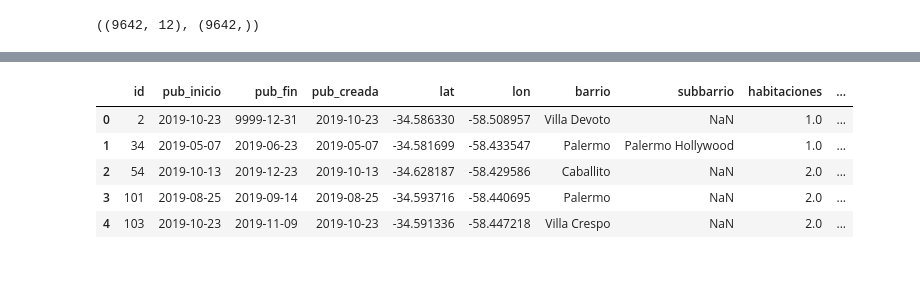
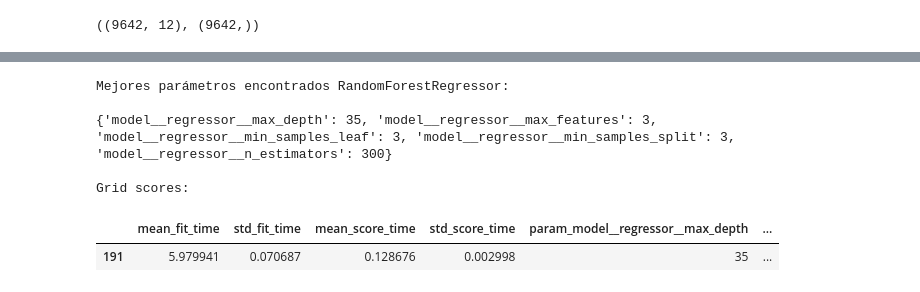
Before and after one commit to arielfaur/fmap-propiedades-kaggle, a Jupyter notebook: precio_propiedades_regresion.ipynb, the cells around one changed output, grey strips where cells are left out. Saved outputs shown, nothing was run; the diff lists cells and outputs as text; code cells hidden in the pictures.

```diff
--- a/precio_propiedades_regresion.ipynb
+++ b/precio_propiedades_regresion.ipynb
@@ -1,11 +1,12 @@
 # %%
-# import libraries
+import sys
 import pandas as pd
 import numpy as np
 import matplotlib.pyplot as plt
 import seaborn as sns
 # %matplotlib inline
 
+from urllib.parse import urljoin
 from sklearn.feature_extraction.text import CountVectorizer
 from sklearn.pipeline import make_pipeline, Pipeline
 from sklearn.preprocessing import StandardScaler, OneHotEncoder
@@ -17,7 +18,14 @@ from sklearn.linear_model import LinearRegression
 from sklearn.svm import SVR
 from sklearn.model_selection import GridSearchCV, cross_validate, cross_val_predict, train_test_split
 
+IS_COLAB = 'google.colab' in sys.modules
+
+# palabras a buscar en columna descripción
 text_mining_keywords = ['cochera', 'sum', 'parrilla', 'pileta']
+
+# url repositorio
+github_repo_url = 'https://github.com/arielfaur/prediccion-precio-propiedades-fmap-2020/raw/master/'
+base_url = github_repo_url if IS_COLAB else ''
 
 
 def vectorize_descripcion(df: pd.DataFrame):
@@ -58,6 +66,7 @@ def split_data(df: pd.DataFrame, test_size = 0.05):
     X_train, X_test, y_train, y_test = train_test_split(X, y, test_size = test_size, random_state=5)
     return X_train, X_test, y_train, y_test
 
+## Obtener un subconjunto de los datos de entrenamiento para Grid Search
 def get_sample(X: pd.DataFrame, y: pd.DataFrame, sample_size = 0.1):
     size = round(len(X)*sample_size)
 
@@ -92,7 +101,7 @@ def make_transformer_pipeline():
     )
 
 ## Crear modelo RandomForestRegressor
-def create_train_rgr_model(df: pd.DataFrame):
+def create_train_rfr_model(df: pd.DataFrame):
     transformer = make_transformer_pipeline()
 
     pipeline = Pipeline([
@@ -131,7 +140,7 @@ def plot_test_predictions(y_test, y_pred):
     y_plot = x_plot
     plt.plot(x_plot, y_plot, color='r')
 # %%
-df_train = pd.read_excel('propiedades_entrenamiento.xlsx')
+df_train = pd.read_excel(urljoin(base_url, 'propiedades_entrenamiento.xlsx'))
 df_train.head()
 # %% [output]
 |  | id | pub_inicio | pub_fin | pub_creada | lat | lon | barrio | subbarrio | habitaciones | ... |
@@ -218,14 +231,14 @@ X_train_sample.shape, y_train_sample.shape
 ((9642, 12), (9642,))
 # %%
 # Entrenar modelo RandomForestRegressor con búsqueda de hiperparámetros
-tuned_parameters = {'model__regressor__n_estimators': [100, 200, 400],
-                    'model__regressor__max_depth': [30, 60, 100, 300],
+tuned_parameters = {'model__regressor__n_estimators': [50, 100, 300],
+                    'model__regressor__max_depth': [8, 12, 22, 35],
                     'model__regressor__max_features': [2, 3],
                     'model__regressor__min_samples_leaf': [3, 4, 5],
-                    'model__regressor__min_samples_split': [8, 10, 12]
+                    'model__regressor__min_samples_split': [3, 8, 12]
                     }
-model_rgr = create_train_rgr_model(df_train)
+model_rfr = create_train_rfr_model(df_train)
 
-model = GridSearchCV(model_rgr, tuned_parameters, n_jobs=2, scoring='neg_root_mean_squared_error', refit='neg_root_mean_squared_error', verbose=5)
+model = GridSearchCV(model_rfr, tuned_parameters, n_jobs=2, scoring='neg_root_mean_squared_error', refit='neg_root_mean_squared_error', verbose=5)
 model.fit(X_train_sample, y_train_sample)
 # %% [output]
@@ -233,10 +272,16 @@ KeyboardInterrupt:
-# %%
-df_test = pd.read_excel('https://github.com/arielfaur/prediccion-precio-propiedades-fmap-2020/raw/master/propiedades_prueba.xlsx')
-df_test.head()
-# %% [output]
-|  | id | pub_inicio | pub_fin | pub_creada | lat | lon | barrio | subbarrio | habitaciones | ... |
-| 0 | 2 | 2019-10-23 | 9999-12-31 | 2019-10-23 | -34.586330 | -58.508957 | Villa Devoto | NaN | 1.0 | ... |
-| 1 | 34 | 2019-05-07 | 2019-06-23 | 2019-05-07 | -34.581699 | -58.433547 | Palermo | Palermo Hollywood | 1.0 | ... |
-| 2 | 54 | 2019-10-13 | 2019-12-23 | 2019-10-13 | -34.628187 | -58.429586 | Caballito | NaN | 2.0 | ... |
-| 3 | 101 | 2019-08-25 | 2019-09-14 | 2019-08-25 | -34.593716 | -58.440695 | Palermo | NaN | 2.0 | ... |
-| 4 | 103 | 2019-10-23 | 2019-11-09 | 2019-10-23 | -34.591336 | -58.447218 | Villa Crespo | NaN | 2.0 | ... |
+# %%
+print("Mejores parámetros encontrados RandomForestRegressor:")
+print()
+print(model.best_params_)
+print()
+print("Grid scores:")
+df_scores=pd.DataFrame(data=model.cv_results_)
+df_scores[df_scores['rank_test_score']==1]
+# %% [output]
+Mejores parámetros encontrados RandomForestRegressor:
+
+{'model__regressor__max_depth': 35, 'model__regressor__max_features': 3, 'model__regressor__min_samples_leaf': 3, 'model__regressor__min_samples_split': 3, 'model__regressor__n_estimators': 300}
+
+Grid scores:
+|  | mean_fit_time | std_fit_time | mean_score_time | std_score_time | param_model__regressor__max_depth | ... |
+| 191 | 5.979941 | 0.070687 | 0.128676 | 0.002998 | 35 | ... |
```
Also changed, not shown: parts of 10 cells of this notebook, 1 other file.
